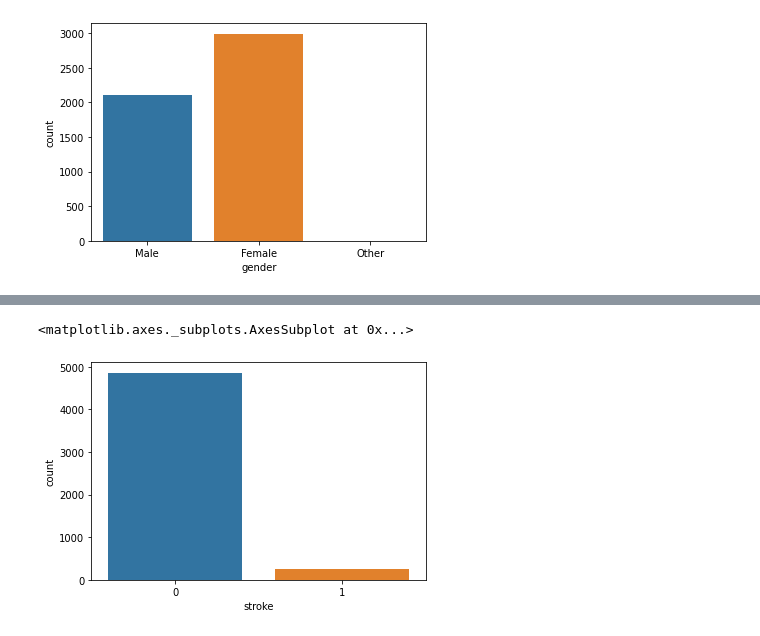
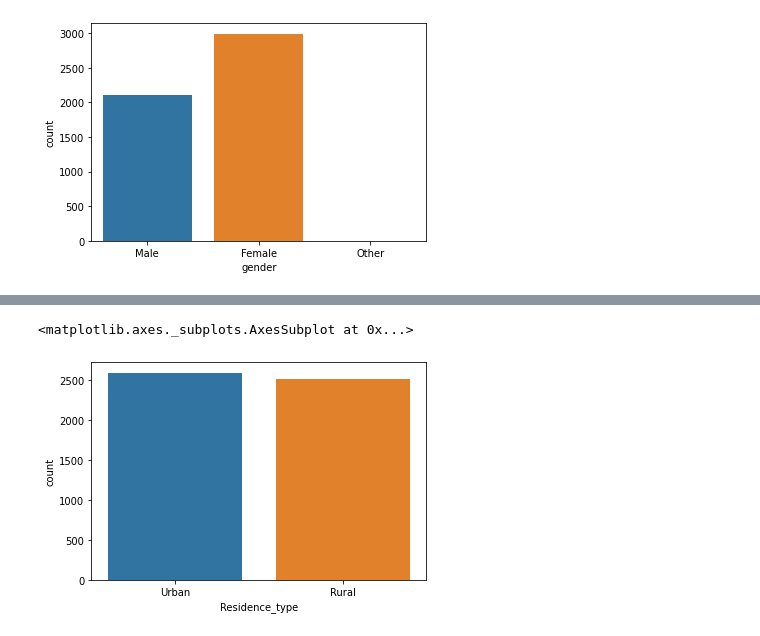
Before and after one commit to viviansharp/python_exercise, a Jupyter notebook: stroke_prediction.ipynb, the cells around one changed output, grey strips where cells are left out. Saved outputs shown, nothing was run; the diff lists cells and outputs as text; code cells hidden in the pictures.

```diff
--- a/stroke_prediction.ipynb
+++ b/stroke_prediction.ipynb
@@ -87,0 +78,3 @@ df.duplicated().sum()
+# %%
+#DROP ID COLUMN
+df.drop(columns=['id'], inplace=True)
@@ -155,3 +124,0 @@ plt.show()
-# %%
-
-df.drop('id',axis=1,inplace=True)
@@ -157,0 +134,3 @@ df.drop('id',axis=1,inplace=True)
+# %%
+#drop other category
+df = df[df['gender'] != 'Other']
@@ -217,5 +255,5 @@ sns.countplot(df["gender"])
 # %%
-sns.countplot(df["stroke"])
+sns.countplot(df["Residence_type"])
 # %% [output]
 <matplotlib.axes._subplots.AxesSubplot at 0x...>
-[figure, old version]
+[figure, new version]
```
Also changed, not shown: parts of 63 cells of this notebook.
